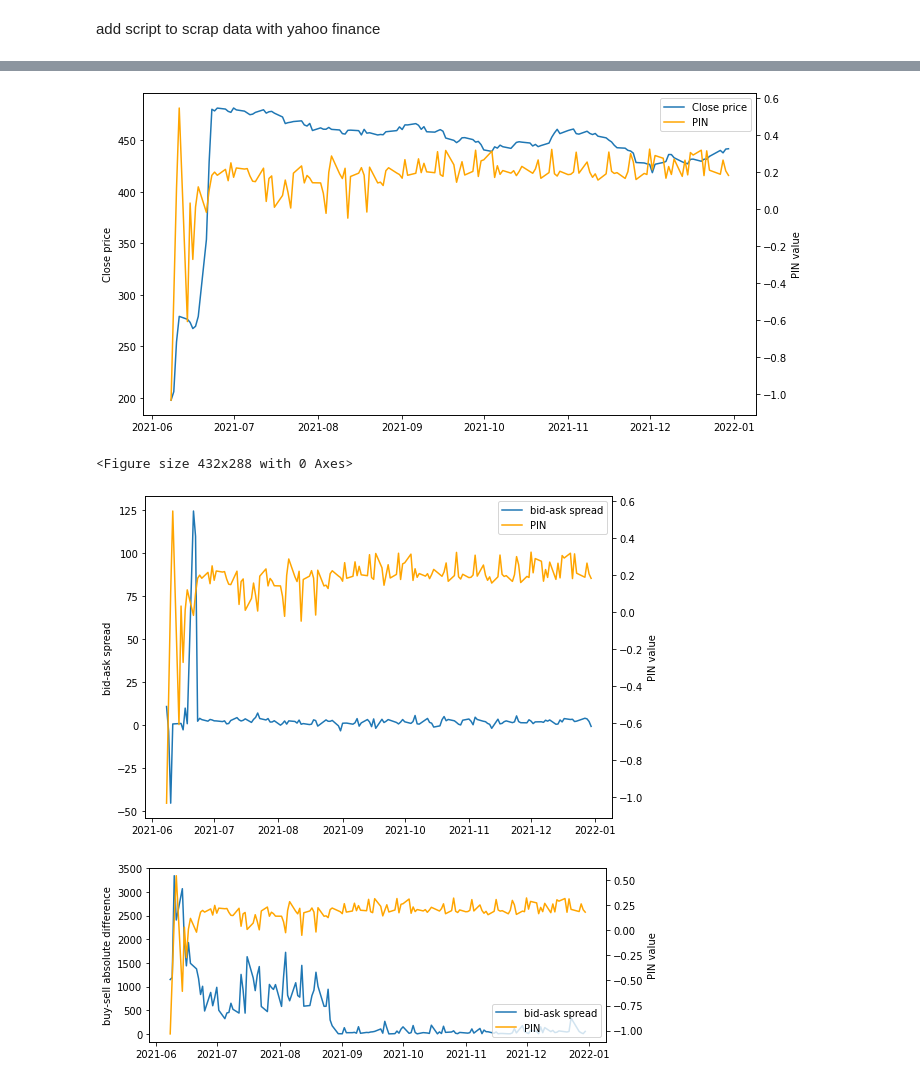
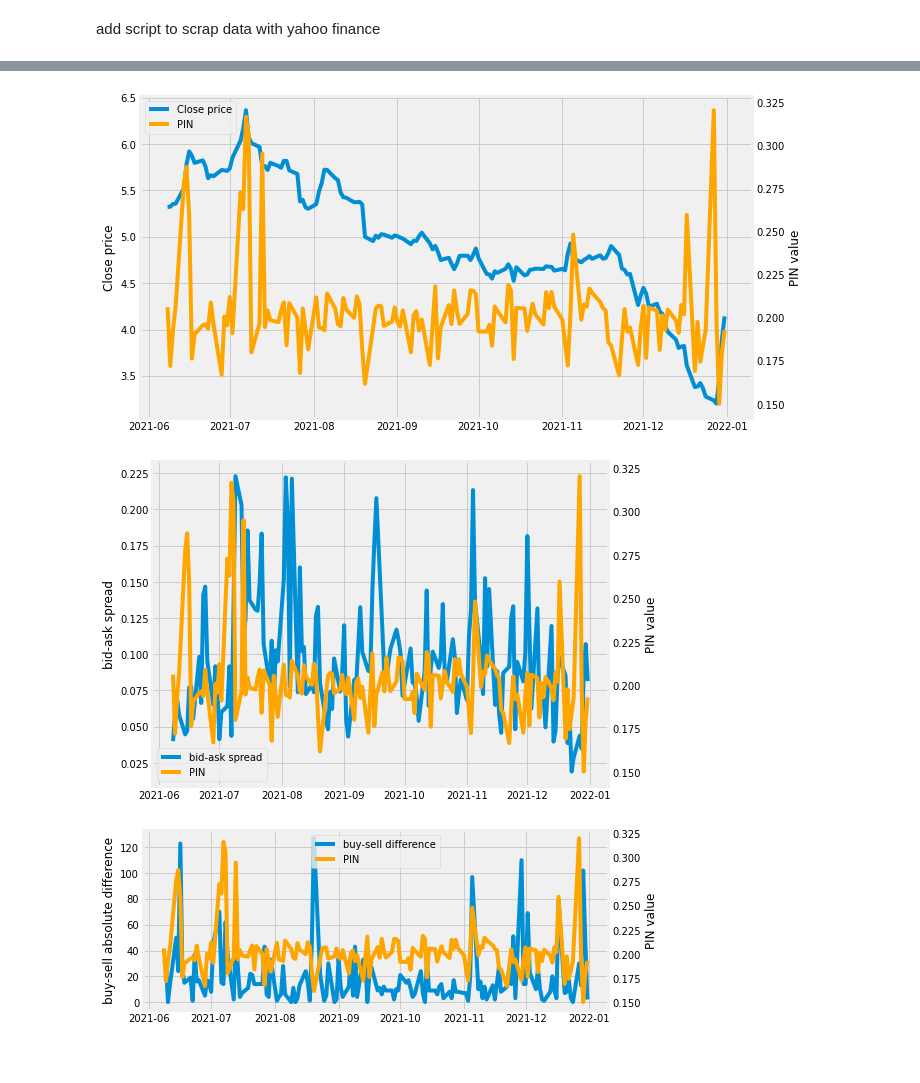
Before and after one commit to GuillaumePv/pin_surrogate_model, a Jupyter notebook: demo.ipynb, the cells around one changed output, grey strips where cells are left out. Cells and saved outputs as stored; diff of their text form; code cells hidden in the pictures.

```diff
--- a/demo.ipynb
+++ b/demo.ipynb
@@ -8,10 +8,11 @@ import os
 import numpy as np
 import matplotlib.pyplot as plt
 from matplotlib import style
+style.use('fivethirtyeight')
 # %%
 dataset = ["vetropak","vontonbel","sig","vaudoise","bcv"]
-name = "vetropak"
-path = "./data/data_vontonbel.xlsx"
+name = "parro"
+path = "./data/data_parro.xlsx"
 folder_results = './results/'+name
 if os.path.exists(folder_results) == False:
     os.makedirs(folder_results)
@@ -250,11 +255,9 @@ plt.legend([l1, l2],["Close price", "PIN"])
 plt.xlabel(r"Date")
 plt.tight_layout()
 plt.grid(False)
-plt.show()
 plt.savefig(folder_results+"/close_price_pin.png")
 # %% [output]
-[figure, old version]
+[figure, new version]
-<Figure size 432x288 with 0 Axes>
 # %%
 fig,ax = plt.subplots(figsize=(8,5))
 l1, = ax.plot(graph_merge.index,graph_merge["bid-ask spread"])
@@ -270,20 +273,19 @@ plt.tight_layout()
 plt.savefig(folder_results+"/bid_ask_spread_pin.png")
 plt.show()
 # %% [output]
-[figure, old version]
+[figure, new version]
 # %%
 fig,ax = plt.subplots(figsize=(8,3))
 l1, = ax.plot(graph_merge.index,graph_merge["buy-sell difference"])
 ax.set_ylabel(r"buy-sell absolute difference")
 ax2 = ax.twinx()
 l2, = ax2.plot(graph_merge.index, graph_merge.PIN,color="orange")
 ax2.set_ylabel(r"PIN value")
 
-plt.legend([l1, l2],["bid-ask spread", "PIN"])
+plt.legend([l1, l2],["buy-sell difference", "PIN"])
 plt.xlabel(r"Date")
 plt.tight_layout()
 plt.grid(False)
-plt.show()
-#plt.savefig(folder_results+"/bid_ask_spread_pin.png")
+plt.savefig(folder_results+"/buy_sell_diff_pin.png")
 # %% [output]
-[figure, old version]
+[figure, new version]
```
Also changed, not shown: parts of 16 cells of this notebook, 5 other files.
